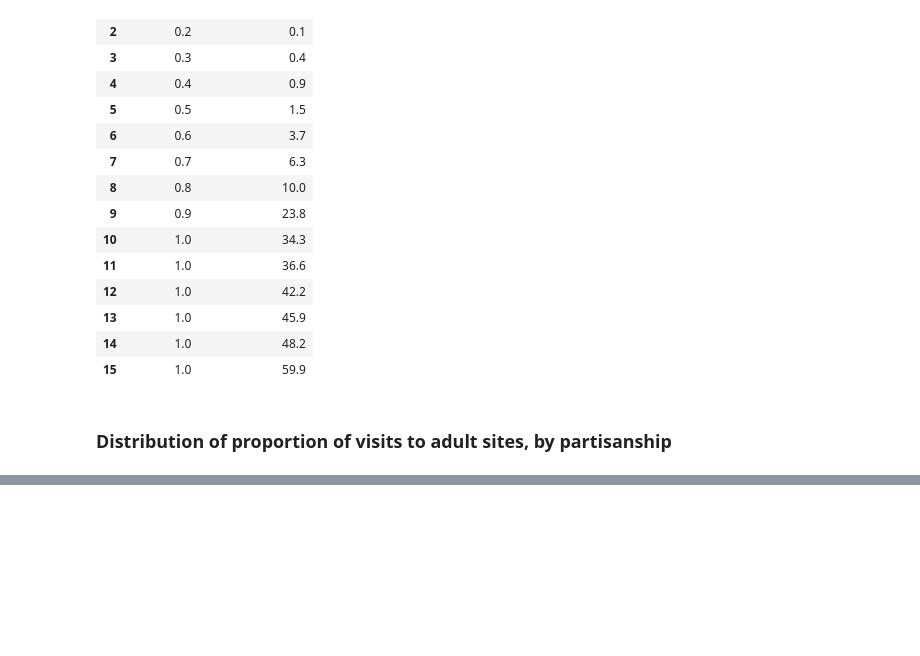
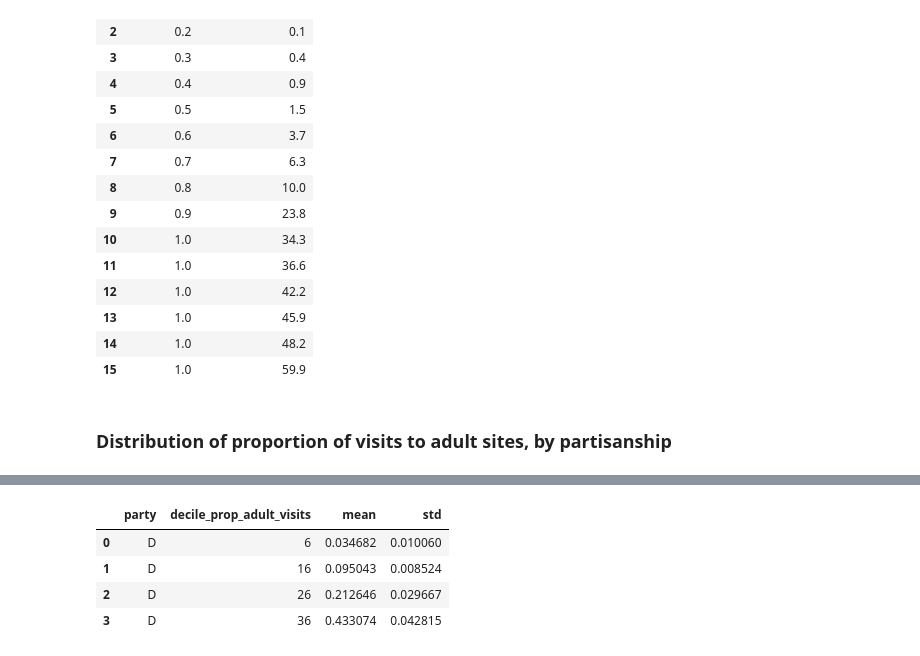
Before and after one commit to soodoku/adult, a Jupyter notebook: scripts/visits_to_adultsites.ipynb, the cells around one changed output, grey strips where cells are left out. Saved outputs shown, nothing was run; the diff lists cells and outputs as text; code cells hidden in the pictures; blank space fills up the shorter version.

```diff
--- a/scripts/visits_to_adultsites.ipynb
+++ b/scripts/visits_to_adultsites.ipynb
@@ -765,0 +432,49 @@ tab_perc
+# %%
+# (fold cell) Get deciles mean and std
+df_decile_agg = (
+    df_ind
+    # Make deciles by party
+    .query(f"{outcome_var}>0")
+    .assign(
+        **{
+            f"decile_{outcome_var}": lambda df: (
+                df.groupby("party")[outcome_var].transform(
+                    lambda x: pd.qcut(x, **qcut_opts)
+                )
+            )
+        },
+    )
+    .groupby(["party", f"decile_{outcome_var}"])[outcome_var]
+    .agg(["mean", "std"])
+    .reset_index()
+    .assign(std=lambda df: df["std"] / 2)
+    # Manually "dodge" the points to plot, by party
+    .assign(
+        **{f"decile_{outcome_var}": lambda df: df[f"decile_{outcome_var}"].astype(int)}
+    )
+    .assign(
+        **{
+            f"decile_{outcome_var}": lambda df: np.where(
+                df.party == "D",
+                df[f"decile_{outcome_var}"] - 4,
+                df[f"decile_{outcome_var}"],
+            )
+        }
+    )
+    .assign(
+        **{
+            f"decile_{outcome_var}": lambda df: np.where(
+                df.party == "R",
+                df[f"decile_{outcome_var}"] - 6,
+                df[f"decile_{outcome_var}"],
+            )
+        }
+    )
+)
+df_decile_agg.head(4)
+# %% [output]
+|  | party | decile_prop_adult_visits | mean | std |
+| 0 | D | 6 | 0.034682 | 0.010060 |
+| 1 | D | 16 | 0.095043 | 0.008524 |
+| 2 | D | 26 | 0.212646 | 0.029667 |
+| 3 | D | 36 | 0.433074 | 0.042815 |
```
Also changed, not shown: parts of 21 cells of this notebook, 8 other files.
